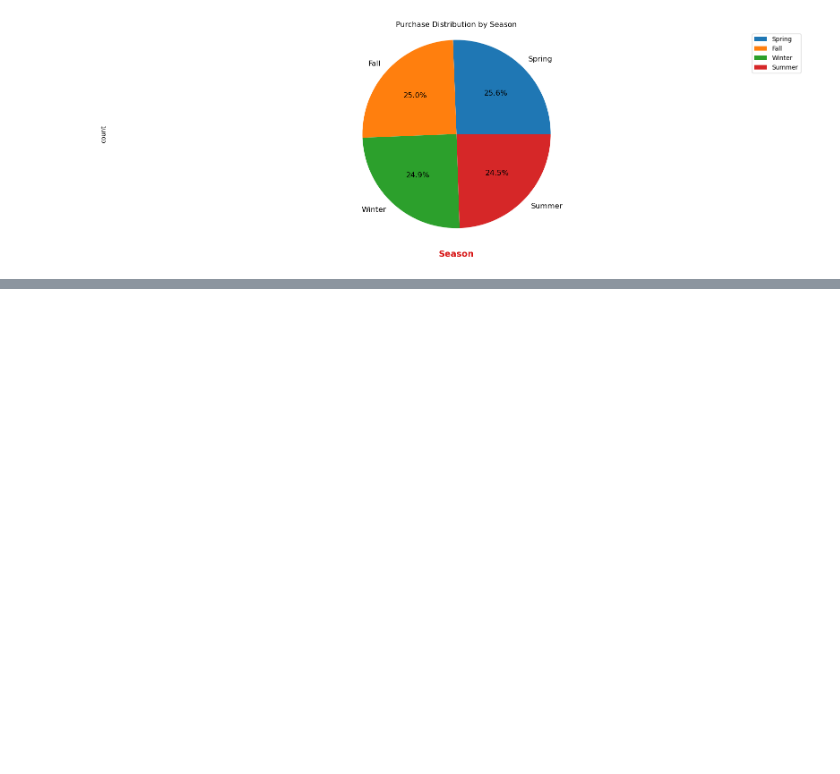
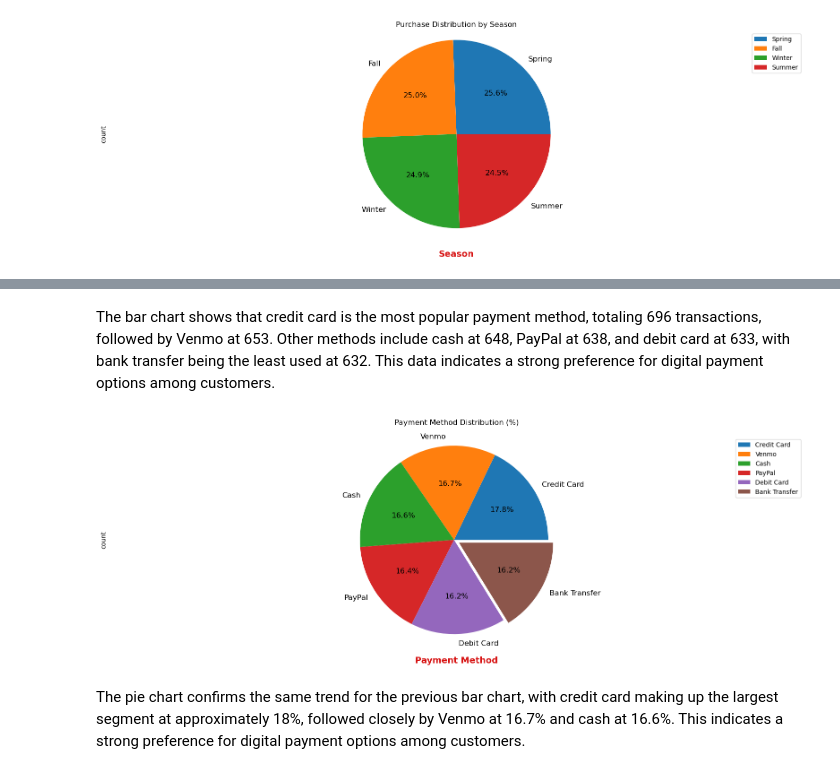
Before and after one commit to noahnoahnoahtran/project18-shopping-trend-analysis, a Jupyter notebook: shopping_trend_analysis.ipynb, the cells around one changed output, grey strips where cells are left out. Drawn from its saved outputs; the diff is of its cells as text; code cells hidden in the pictures; blank space fills up the shorter version.

```diff
--- a/shopping_trend_analysis.ipynb
+++ b/shopping_trend_analysis.ipynb
@@ -278,0 +326,15 @@ Further supporting the previous analysis, the pie chart proves an almost equal d
+# %% [markdown]
+The bar chart shows that credit card is the most popular payment method, totaling 696 transactions, followed by Venmo at 653. Other methods include cash at 648, PayPal at 638, and debit card at 633, with bank transfer being the least used at 632. This data indicates a strong preference for digital payment options among customers.
+# %%
+#Payment method distribution (%)
+plt.figure(figsize = (20, 6))
+df['Payment Method'].value_counts().plot(kind = 'pie', fontsize = 12, color = colors, explode = (0, 0, 0, 0, 0, 0.06), autopct = '%1.1f%%')
+plt.xlabel('Payment Method', weight = 'bold', color = '#D71313', fontsize = 14, labelpad = 20)
+plt.axis('equal')
+plt.legend(labels = df['Payment Method'].value_counts().index, loc = 'best')
+plt.title('Payment Method Distribution (%)\n')
+plt.show()
+# %% [output]
+[figure, added]
+# %% [markdown]
+The pie chart confirms the same trend for the previous bar chart, with credit card making up the largest segment at approximately 18%, followed closely by Venmo at 16.7% and cash at 16.6%. This indicates a strong preference for digital payment options among customers.
```
Also changed, not shown: parts of 7 cells of this notebook.
